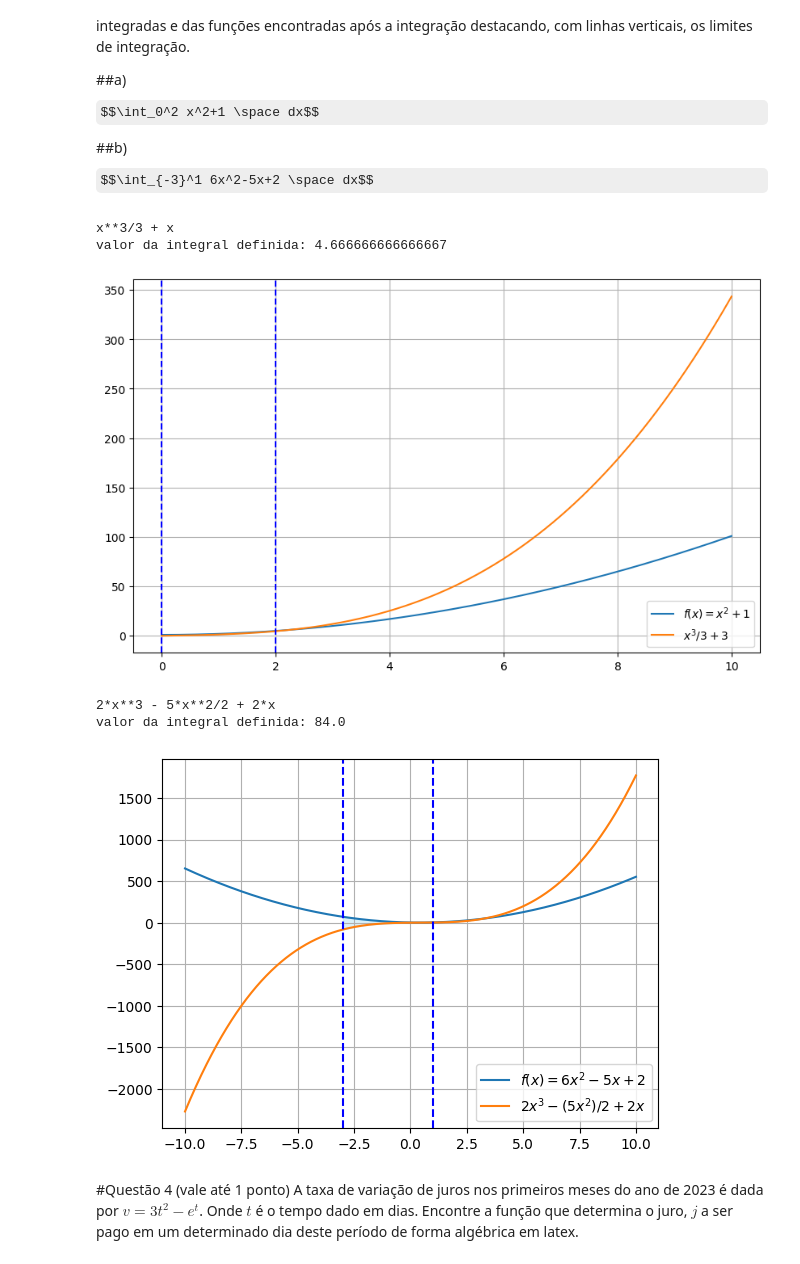
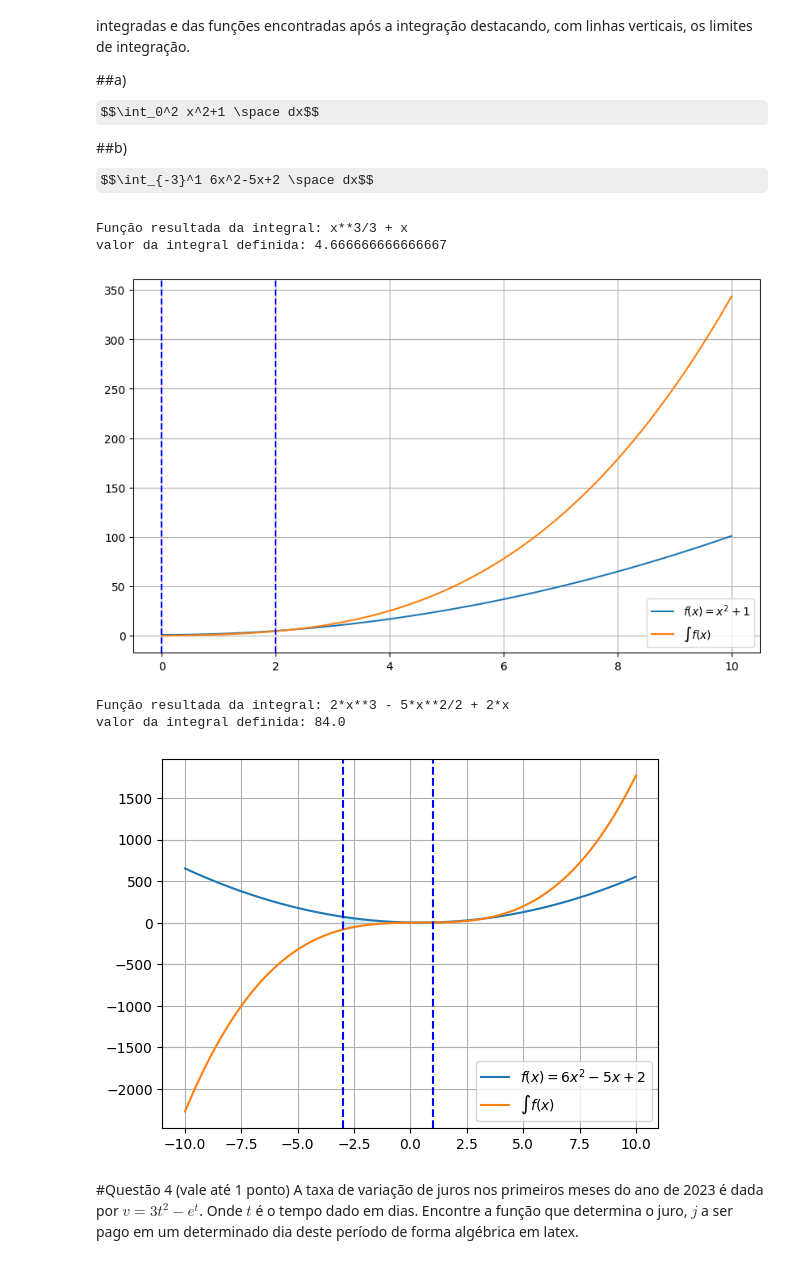
Before and after one commit to Frankossin/Trabalho-Franklin, a Jupyter notebook: Cópia_de_Atividade_Avaliativa_Individual_RA3_3.ipynb, the cells around one changed output. Saved outputs shown, nothing was run; the diff lists cells and outputs as text; code cells hidden in the pictures; some formulas as TeX source.

```diff
--- a/Cópia_de_Atividade_Avaliativa_Individual_RA3_3.ipynb
+++ b/Cópia_de_Atividade_Avaliativa_Individual_RA3_3.ipynb
@@ -106,9 +106,8 @@ f_symp = x**2 + 1
 
 integral = integrate(f_symp,(x,0,2))
 integralform = integrate(f_symp,x)
-print(integralform)
 integral_val = float(integral)
-
+print(f"Função resultada da integral: {integralform}")
 print(f"valor da integral definida: {integral_val}")
 
 f = lambdify(x,f_symp,'numpy')
@@ -120,7 +119,7 @@ f_integral_val = f_integral(x_val)
 
 plt.figure(figsize=(10,6))
 plt.plot(x_val,f_val, label = "$f(x) = x^2 + 1$")
-plt.plot(x_val, f_integral_val, label = '$x^3/3 + 3$')
+plt.plot(x_val, f_integral_val, label = '$\int f(x)$')
 plt.axvline(x=0, color='blue', linestyle='--')
 plt.axvline(x=2, color='blue', linestyle='--')
 
@@ -130,46 +129,45 @@ plt.legend()
 plt.grid(True)
 plt.show()
 # %% [output]
-x**3/3 + x
+Função resultada da integral: x**3/3 + x
 valor da integral definida: 4.666666666666667
-[figure, old version]
+[figure, new version]
 # %%
 #b)
 import numpy as np
 import matplotlib.pyplot as plt
 from sympy import symbols, sin, integrate, lambdify
 
 x = symbols('x')
 f_symp = 6*x**2 -5*x + 2
 
 integral = integrate(f_symp,(x,-3,1))
 integralform = integrate(f_symp,x)
-print(integralform)
 integral_val = float(integral)
-
+print(f"Função resultada da integral: {integralform}")
 print(f"valor da integral definida: {integral_val}")
 
 f = lambdify(x,f_symp,'numpy')
 f_integral = lambdify(x,integralform,'numpy')
 
 x_val = np.linspace(-10,10,1000)
 f_val = f(x_val)
 f_integral_val = f_integral(x_val)
 
 plt.plot(x_val,f_val, label = "$f(x) = 6x^2 - 5x + 2$")
-plt.plot(x_val, f_integral_val, label = '$ 2x^3 - (5x^2)/2 + 2x$')
+plt.plot(x_val, f_integral_val, label = '$\int f(x)$')
 plt.axvline(x=-3, color='blue', linestyle='--')
 plt.axvline(x=1, color='blue', linestyle='--')
 
 idx = np.where((x_val >= -3) & (x_val <= 1))
 plt.fill_between(x_val[idx], f_val[idx], f_integral_val[idx], color='skyblue', alpha=0.3)
 plt.legend()
 plt.grid(True)
 plt.show()
 # %% [output]
-2*x**3 - 5*x**2/2 + 2*x
+Função resultada da integral: 2*x**3 - 5*x**2/2 + 2*x
 valor da integral definida: 84.0
-[figure, old version]
+[figure, new version]
 # %% [markdown]
 #Questão 4 (vale até 1 ponto)
 A taxa de variação de juros nos primeiros meses do ano de 2023 é dada por $v = 3t^2 - e^t$. Onde $t$ é o tempo dado em dias. Encontre a função que determina o juro, $j$ a ser pago em um determinado dia deste período de forma algébrica em latex.
```
